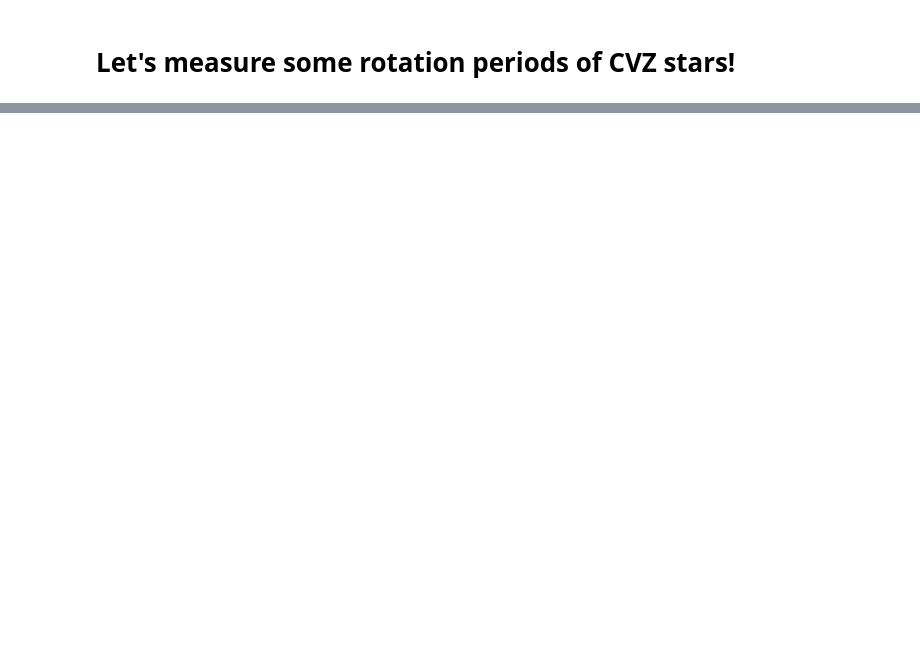
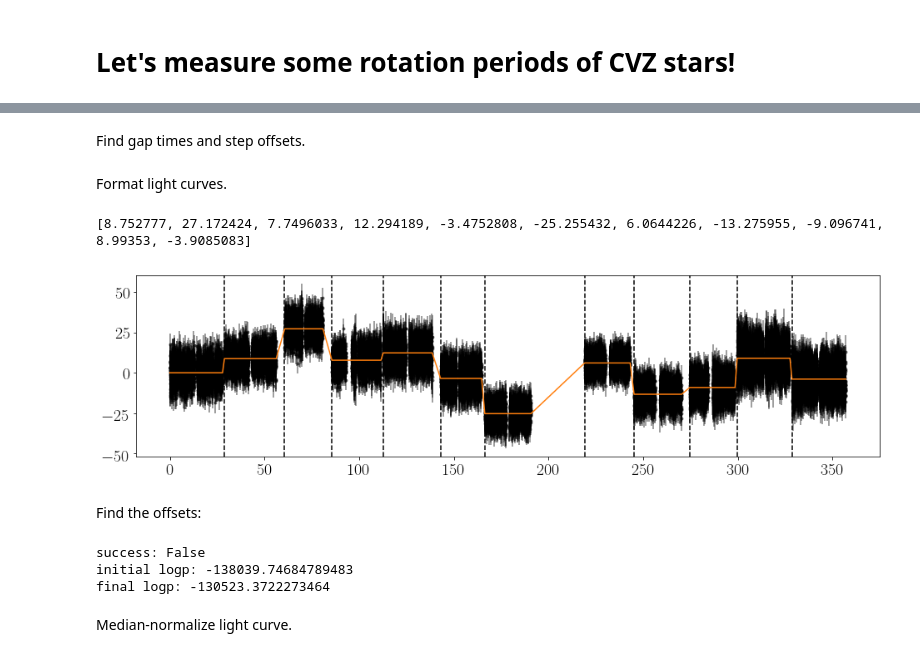
Before and after one commit to RuthAngus/TESS-rotation, a Jupyter notebook: code/Measuring_rotation_periods_for_CVZ_stars.ipynb, the cells around one changed output, grey strips where cells are left out. Saved outputs shown, nothing was run; the diff lists cells and outputs as text; code cells hidden in the pictures; blank space fills up the shorter version.

```diff
--- a/code/Measuring_rotation_periods_for_CVZ_stars.ipynb
+++ b/code/Measuring_rotation_periods_for_CVZ_stars.ipynb
@@ -39,0 +72,2 @@ lc.scatter(alpha=.5, s=.5);
+# %% [markdown]
+Find gap times and step offsets.
@@ -39,0 +96,61 @@ lc.scatter(alpha=.5, s=.5);
+# %% [markdown]
+Format light curves.
+# %%
+def format_lc(t, y, yerr, subsample=10):
+
+    # turn into arrays
+    t = np.array([i for j in x for i in j], dtype="float64")
+    y = np.array([i for j in y for i in j], dtype="float64")
+    yerr = np.array([i for j in yerr for i in j], dtype="float64")
+
+    # Remove NaNs
+    m = np.isfinite(t) * np.isfinite(y) * np.isfinite(yerr)
+    t, y, yerr = t[m], y[m], yerr[m]
+
+    # Subsample
+    t, y, yerr = t[::subsample], y[::subsample], yerr[::subsample]
+
+    # Sort by time
+    inds = np.argsort(t)
+    t, y, yerr = t[inds], y[inds], yerr[inds]
+
+    return t, y, yerr
+
+t, y, yerr = format_lc(x, y, yerr)
+
+# Start at time 0
+gap_times -= t[0]
+t -= t[0]
+# %%
+plt.figure(figsize=(16, 4))
+plt.errorbar(t, y, yerr=yerr, fmt="k.", alpha=.5)
+
+from starspot.stitch import step_model
+
+mu = step_model(t, gap_times, steps)
+print(steps)
+plt.plot(t, mu, "C1", zorder=10)
+
+for g in gap_times:
+    plt.axvline(g, color="k", ls="--")
+# %% [output]
+[8.752777, 27.172424, 7.7496033, 12.294189, -3.4752808, -25.255432, 6.0644226, -13.275955, -9.096741, 8.99353, -3.9085083]
+[figure, added]
+# %% [markdown]
+Find the offsets:
+# %%
+import starspot.stitch as sps
+
+star = sps.StitchModel(t, y, yerr, gap_times, steps, 2.0)
+star.model_offsets()
+map_soln = star.find_optimum()
+
+# Correct the light curve
+best_fit_mu = step_model(t, gap_times, steps)
+corrected_y = y - best_fit_mu
+# %% [output]
+success: False
+initial logp: -138039.74684789483
+final logp: -130523.3722273464
+# %% [markdown]
+Median-normalize light curve.
```
Also changed, not shown: parts of 23 cells of this notebook.
